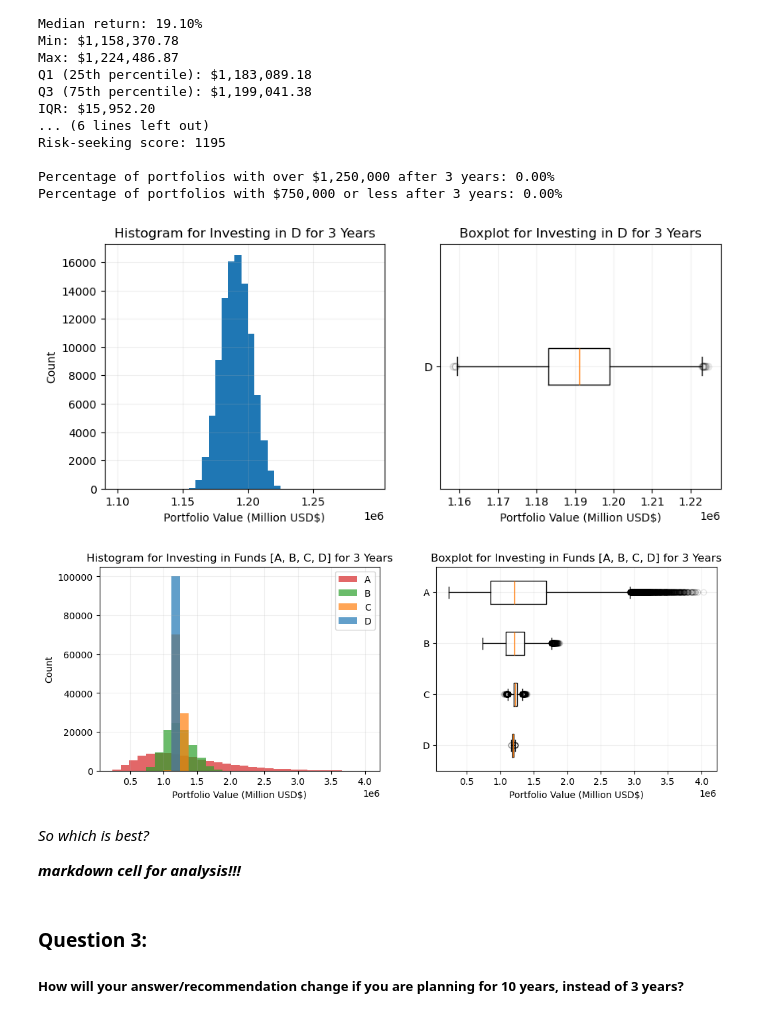
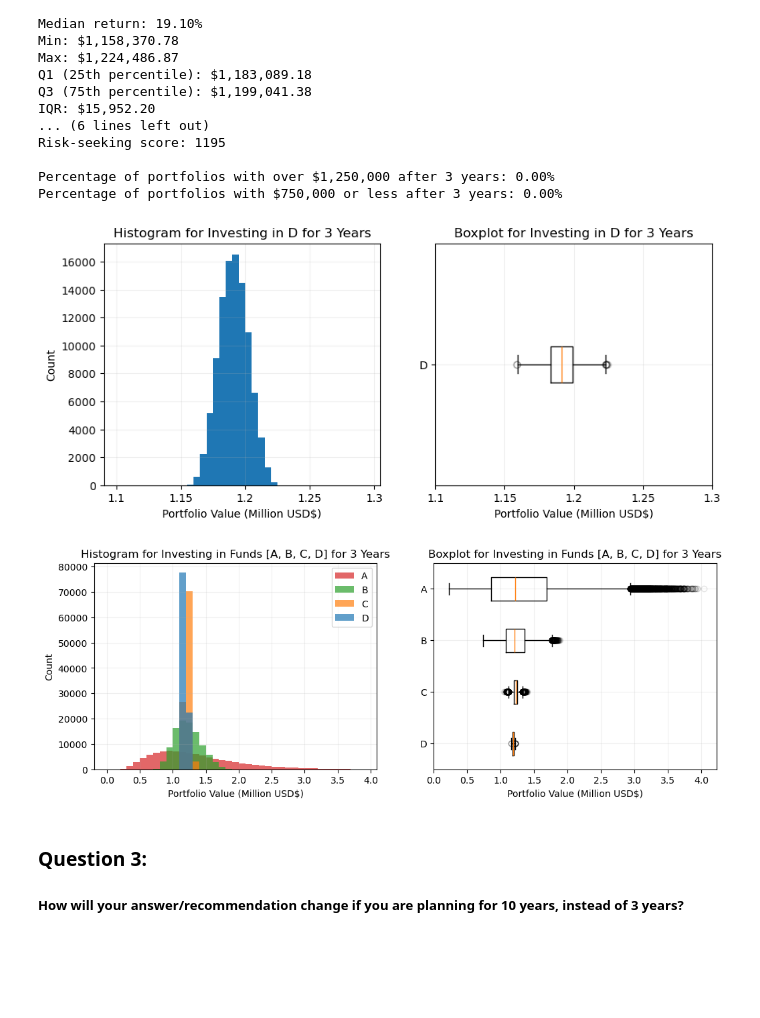
Before and after one commit to myin27/OR442-Term-Project, a Jupyter notebook: project.ipynb, the cells around one changed output. Saved outputs shown, nothing was run; the diff lists cells and outputs as text; code cells hidden in the pictures; blank space fills up the shorter version.

```diff
--- a/project.ipynb
+++ b/project.ipynb
@@ -319,7 +325,7 @@ Percentage of portfolios with $750,000 or less after 3 years: 0.00%
 fig, (ax1, ax2) = plt.subplots(1, 2, figsize=(10, 4))
 
 histogram = ax1.hist(fund_D_values, bins=range(1100000, 1300000, 5000)) # each bin will be 5k
-ax1.set_xticks(ticks=range(1100000,1300000,50000))
+ax1.set_xticks(ticks=range(1100000,1300001,50000), labels=list(np.round((np.arange(1.1, 1.31, 0.05)), decimals=2)))
 ax1.grid(alpha=0.2)
 ax1.set_title("Histogram for Investing in D for 3 Years")
 ax1.set_xlabel("Portfolio Value (Million USD$)")
@@ -329,35 +335,34 @@ box_plot = ax2.boxplot(fund_D_values, vert=False, flierprops={"alpha": 0.1})
 ax2.grid(alpha=0.2)
 ax2.set_title("Boxplot for Investing in D for 3 Years")
 ax2.set_xlabel("Portfolio Value (Million USD$)")
+ax2.set_xticks(ticks=range(1100000,1300001,50000), labels=list(np.round((np.arange(1.1, 1.31, 0.05)), decimals=2)))
 ax2.set_yticklabels(["D"])
 
 plt.show()
 # %% [output]
-[figure, old version]
+[figure, new version]
 # %%
 # combining outcomes for funds A, B, C, D into into a single plot for simplicity
 
 fig, (ax1, ax2) = plt.subplots(1, 2, figsize=(12, 4))
 
-stacked_hist = ax1.hist([fund_D_values, fund_C_values, fund_B_values, fund_A_values], histtype="stepfilled", bins=30, label=["D", "C", "B", "A"], alpha=0.7)
+stacked_hist = ax1.hist([fund_D_values, fund_C_values, fund_B_values, fund_A_values], histtype="stepfilled", bins=range(0, 4000000, 100000), label=["D", "C", "B", "A"], alpha=0.7)
 ax1.grid(alpha=0.2)
 ax1.set_title("Histogram for Investing in Funds [A, B, C, D] for 3 Years")
 ax1.legend()
 ax1.set_xlabel("Portfolio Value (Million USD$)")
+ax1.set_xticks(range(0, 4000001, 500000), labels=list(np.arange(0, 4.01, 0.5)))
 ax1.set_ylabel("Count")
 
 multi_boxplot = ax2.boxplot([fund_D_values, fund_C_values, fund_B_values, fund_A_values], label=["D", "C", "B", "A"], vert=False, flierprops={"alpha": 0.1})
 ax2.grid(alpha=0.2)
 ax2.set_title("Boxplot for Investing in Funds [A, B, C, D] for 3 Years")
+ax2.set_xticks(range(0, 4000001, 500000), labels=list(np.arange(0, 4.01, 0.5)))
 ax2.set_yticks(ticks=[1,2,3,4], labels=["D", "C", "B", "A"])
 ax2.set_xlabel("Portfolio Value (Million USD$)")
 plt.show()
 # %% [output]
-[figure, old version]
+[figure, new version]
-# %% [markdown]
-*So which is best?*
-
-***markdown cell for analysis!!!***
 # %% [markdown]
 ### Question 3:
 ##### How will your answer/recommendation change if you are planning for 10 years, instead of 3 years?
```
Also changed, not shown: parts of 10 cells of this notebook.
